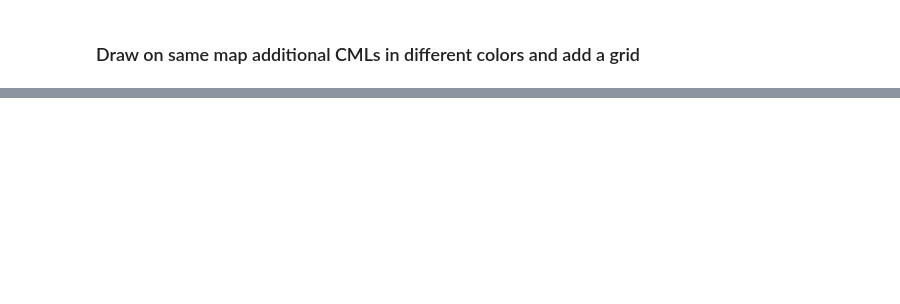
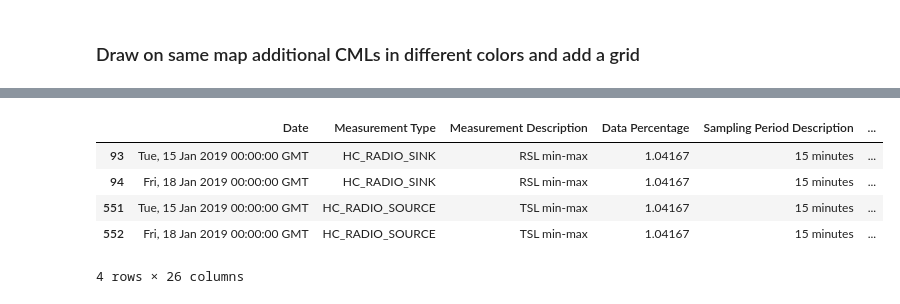
Before and after one commit to adameshel/draw_cmls_on_folium_map, a Jupyter notebook: draw_cmls_on_folium_map.ipynb, the cells around one changed output, grey strips where cells are left out. Cells and saved outputs as stored; diff of their text form; code cells hidden in the pictures; blank space fills up the shorter version.

```diff
--- a/draw_cmls_on_folium_map.ipynb
+++ b/draw_cmls_on_folium_map.ipynb
@@ -36,0 +125,9 @@ Map under the name TRY_MAP.html was generated.
+# %%
+ts_i.
+# %% [output]
+|  | Date | Measurement Type | Measurement Description | Data Percentage | Sampling Period Description | ... |
+| 93 | Tue, 15 Jan 2019 00:00:00 GMT | HC_RADIO_SINK | RSL min-max | 1.04167 | 15 minutes | ... |
+| 94 | Fri, 18 Jan 2019 00:00:00 GMT | HC_RADIO_SINK | RSL min-max | 1.04167 | 15 minutes | ... |
+| 551 | Tue, 15 Jan 2019 00:00:00 GMT | HC_RADIO_SOURCE | TSL min-max | 1.04167 | 15 minutes | ... |
+| 552 | Fri, 18 Jan 2019 00:00:00 GMT | HC_RADIO_SOURCE | TSL min-max | 1.04167 | 15 minutes | ... |
+4 rows × 26 columns
```
Also changed, not shown: parts of 8 cells of this notebook, 1 other file.
